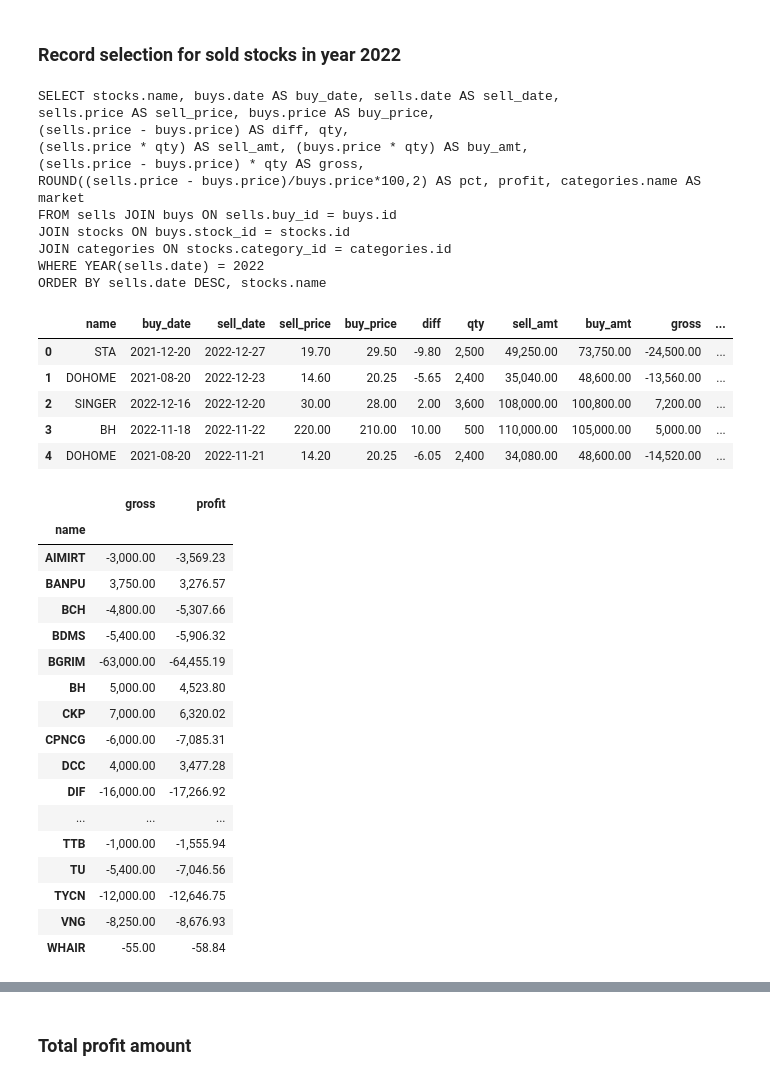
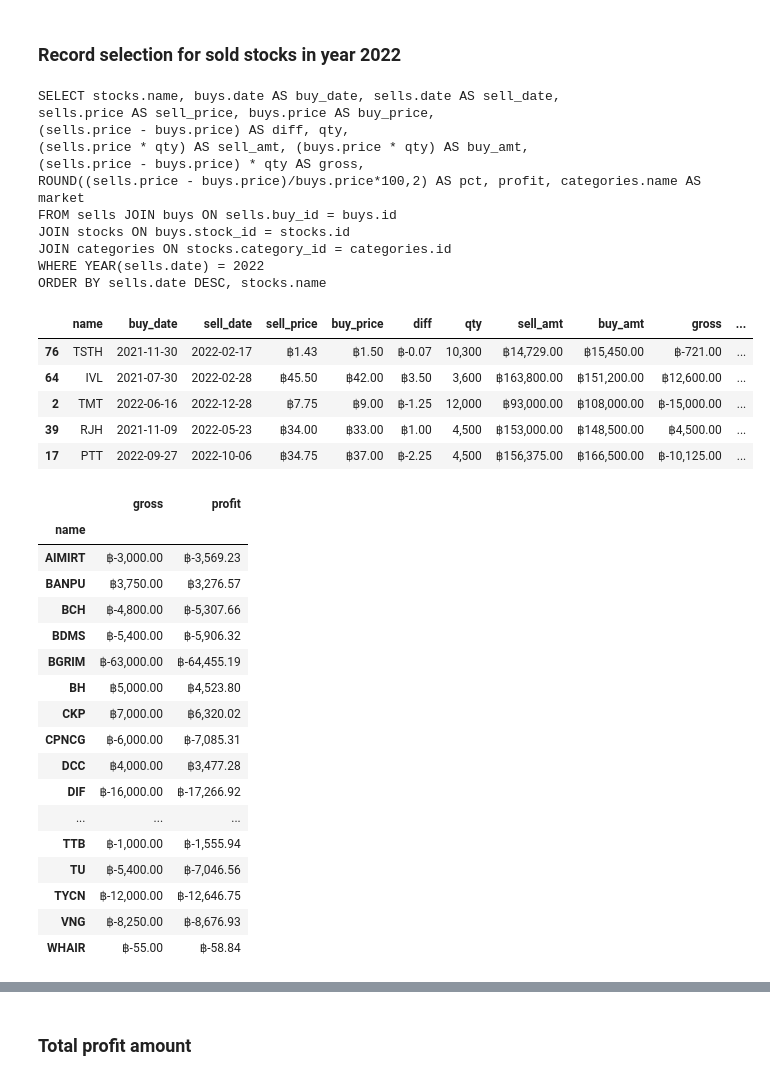
Before and after one commit to santimcs/A7, a Jupyter notebook: Ad hoc/055-Profit & Balance by Market.ipynb, the cells around one changed output, grey strips where cells are left out. Drawn from its saved outputs; the diff is of its cells as text; code cells hidden in the pictures.

```diff
--- a/Ad hoc/055-Profit & Balance by Market.ipynb
+++ b/Ad hoc/055-Profit & Balance by Market.ipynb
@@ -20,11 +20,13 @@ engine = create_engine(
 conpg = engine.connect()
 
 format_dict = {'qty':'{:,}','volbuy':'{:,}',
-               'dividend':'{:.2f}','price':'{:.2f}','target':'{:.2f}','unit_cost':'{:.2f}',
-               'gross':'{:,.2f}','profit':'{:,.2f}','sell_price':'{:.2f}','buy_price':'{:.2f}',
-               'max':'{:.2f}','min':'{:.2f}','pct':'{:.2f}%',
-               'pe':'{:.2f}','pbv':'{:.2f}','volume':'{:,.2f}','beta':'{:.2f}','diff':'{:.2f}',
-               'sell_amt':'{:,.2f}','buy_amt':'{:,.2f}','cost_amt':'{:,.2f}'}
+               'dividend':'฿{:.2f}','price':'฿{:.2f}','target':'฿{:.2f}','unit_cost':'฿{:.2f}',
+               'gross':'฿{:,.2f}','profit':'฿{:,.2f}','sell_price':'฿{:.2f}','buy_price':'฿{:.2f}',
+               'max':'฿{:.2f}','min':'฿{:.2f}','pct':'{:.2f}%',
+               'pe':'{:.2f}','pbv':'{:.2f}','volume':'{:,.2f}','beta':'{:.2f}','diff':'฿{:.2f}',
+               'sell_amt':'฿{:,.2f}','buy_amt':'฿{:,.2f}','cost_amt':'฿{:,.2f}'}
+float_formatter = "฿{:,.2f}"
+
 pd.set_option('display.max_rows', None)
 year = 2022
 year
@@ -35,60 +37,60 @@ year
 # %%
 sql = """
 SELECT stocks.name, buys.date AS buy_date, sells.date AS sell_date,
 sells.price AS sell_price, buys.price AS buy_price,
 (sells.price - buys.price) AS diff, qty,
 (sells.price * qty) AS sell_amt, (buys.price * qty) AS buy_amt,
 (sells.price - buys.price) * qty AS gross,
 ROUND((sells.price - buys.price)/buys.price*100,2) AS pct, profit, categories.name AS market
 FROM sells JOIN buys ON sells.buy_id = buys.id
 JOIN stocks ON buys.stock_id = stocks.id
 JOIN categories ON stocks.category_id = categories.id
 WHERE YEAR(sells.date) = %s
 ORDER BY sells.date DESC, stocks.name"""
 #AND kind = 'DTD'
 sql = sql % year
 print(sql)
 sells_df = pd.read_sql(sql, conpf)
-sells_df.head().style.format(format_dict)
+sells_df.sample(5).style.format(format_dict)
 # %% [output]
 SELECT stocks.name, buys.date AS buy_date, sells.date AS sell_date,
 sells.price AS sell_price, buys.price AS buy_price,
 (sells.price - buys.price) AS diff, qty,
 (sells.price * qty) AS sell_amt, (buys.price * qty) AS buy_amt,
 (sells.price - buys.price) * qty AS gross,
 ROUND((sells.price - buys.price)/buys.price*100,2) AS pct, profit, categories.name AS market
 FROM sells JOIN buys ON sells.buy_id = buys.id
 JOIN stocks ON buys.stock_id = stocks.id
 JOIN categories ON stocks.category_id = categories.id
 WHERE YEAR(sells.date) = 2022
 ORDER BY sells.date DESC, stocks.name
 |  | name | buy_date | sell_date | sell_price | buy_price | diff | qty | sell_amt | buy_amt | gross | ... |
-| 0 | STA | 2021-12-20 | 2022-12-27 | 19.70 | 29.50 | -9.80 | 2,500 | 49,250.00 | 73,750.00 | -24,500.00 | ... |
-| 1 | DOHOME | 2021-08-20 | 2022-12-23 | 14.60 | 20.25 | -5.65 | 2,400 | 35,040.00 | 48,600.00 | -13,560.00 | ... |
-| 2 | SINGER | 2022-12-16 | 2022-12-20 | 30.00 | 28.00 | 2.00 | 3,600 | 108,000.00 | 100,800.00 | 7,200.00 | ... |
-| 3 | BH | 2022-11-18 | 2022-11-22 | 220.00 | 210.00 | 10.00 | 500 | 110,000.00 | 105,000.00 | 5,000.00 | ... |
-| 4 | DOHOME | 2021-08-20 | 2022-11-21 | 14.20 | 20.25 | -6.05 | 2,400 | 34,080.00 | 48,600.00 | -14,520.00 | ... |
+| 76 | TSTH | 2021-11-30 | 2022-02-17 | ฿1.43 | ฿1.50 | ฿-0.07 | 10,300 | ฿14,729.00 | ฿15,450.00 | ฿-721.00 | ... |
+| 64 | IVL | 2021-07-30 | 2022-02-28 | ฿45.50 | ฿42.00 | ฿3.50 | 3,600 | ฿163,800.00 | ฿151,200.00 | ฿12,600.00 | ... |
+| 2 | TMT | 2022-06-16 | 2022-12-28 | ฿7.75 | ฿9.00 | ฿-1.25 | 12,000 | ฿93,000.00 | ฿108,000.00 | ฿-15,000.00 | ... |
+| 39 | RJH | 2021-11-09 | 2022-05-23 | ฿34.00 | ฿33.00 | ฿1.00 | 4,500 | ฿153,000.00 | ฿148,500.00 | ฿4,500.00 | ... |
+| 17 | PTT | 2022-09-27 | 2022-10-06 | ฿34.75 | ฿37.00 | ฿-2.25 | 4,500 | ฿156,375.00 | ฿166,500.00 | ฿-10,125.00 | ... |
 # %%
 sells_df.groupby(['name'])[['gross','profit']].sum().style.format(format_dict)
 # %% [output]
 |  | gross | profit |
 | name |  |  |
-| AIMIRT | -3,000.00 | -3,569.23 |
-| BANPU | 3,750.00 | 3,276.57 |
-| BCH | -4,800.00 | -5,307.66 |
-| BDMS | -5,400.00 | -5,906.32 |
-| BGRIM | -63,000.00 | -64,455.19 |
-| BH | 5,000.00 | 4,523.80 |
-| CKP | 7,000.00 | 6,320.02 |
-| CPNCG | -6,000.00 | -7,085.31 |
-| DCC | 4,000.00 | 3,477.28 |
-| DIF | -16,000.00 | -17,266.92 |
+| AIMIRT | ฿-3,000.00 | ฿-3,569.23 |
+| BANPU | ฿3,750.00 | ฿3,276.57 |
+| BCH | ฿-4,800.00 | ฿-5,307.66 |
+| BDMS | ฿-5,400.00 | ฿-5,906.32 |
+| BGRIM | ฿-63,000.00 | ฿-64,455.19 |
+| BH | ฿5,000.00 | ฿4,523.80 |
+| CKP | ฿7,000.00 | ฿6,320.02 |
+| CPNCG | ฿-6,000.00 | ฿-7,085.31 |
+| DCC | ฿4,000.00 | ฿3,477.28 |
+| DIF | ฿-16,000.00 | ฿-17,266.92 |
 | ... | ... | ... |
-| TTB | -1,000.00 | -1,555.94 |
-| TU | -5,400.00 | -7,046.56 |
-| TYCN | -12,000.00 | -12,646.75 |
-| VNG | -8,250.00 | -8,676.93 |
-| WHAIR | -55.00 | -58.84 |
+| TTB | ฿-1,000.00 | ฿-1,555.94 |
+| TU | ฿-5,400.00 | ฿-7,046.56 |
+| TYCN | ฿-12,000.00 | ฿-12,646.75 |
+| VNG | ฿-8,250.00 | ฿-8,676.93 |
+| WHAIR | ฿-55.00 | ฿-58.84 |
 # %%
 sells_df[['gross','profit']].sum()
 # %% [output]
```
Also changed, not shown: parts of 28 cells of this notebook, 6 other files.
